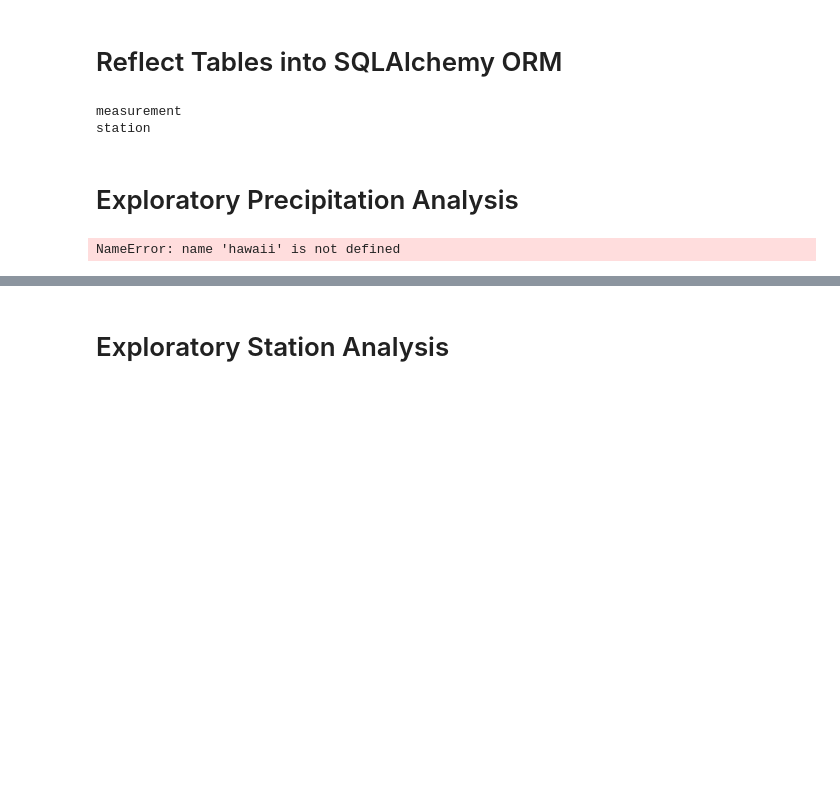
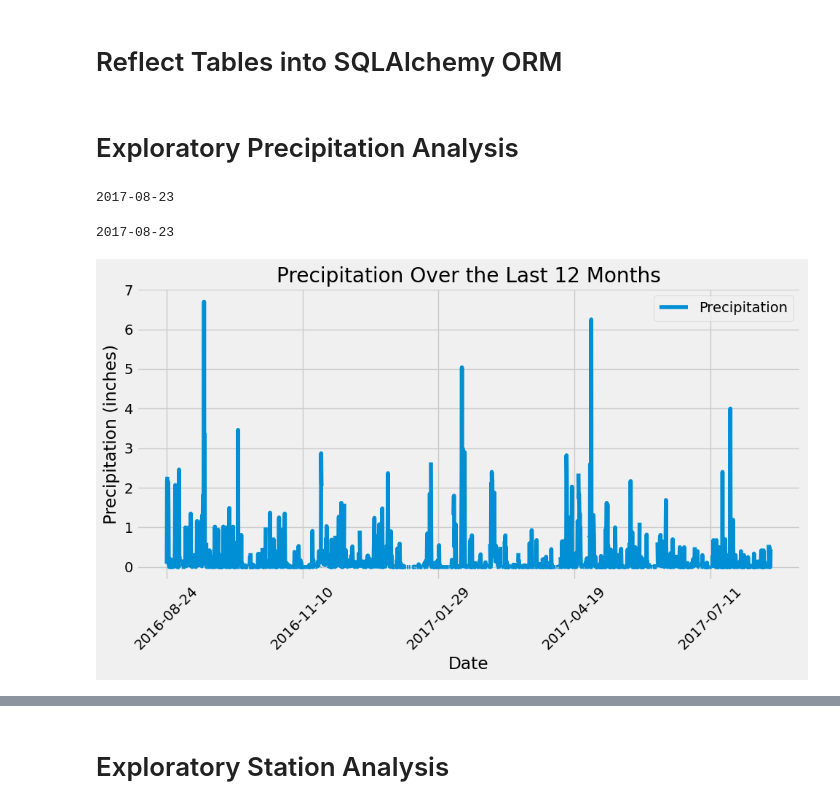
Before and after one commit to kyle10er/10-SQLAlchemy-Challenge, a Jupyter notebook: Starter_Code-3/climate_starter.ipynb, the cells around one changed output, grey strips where cells are left out. Drawn from its saved outputs; the diff is of its cells as text; code cells hidden in the pictures; blank space fills up the shorter version.

```diff
--- a/Starter_Code-3/climate_starter.ipynb
+++ b/Starter_Code-3/climate_starter.ipynb
@@ -24,17 +24,15 @@ Base = automap_base()
 Base.prepare(engine, reflect=True)
 
 # Access the classes attribute to get all the classes
-classes = Base.classes
+# classes = Base.classes
 
 # reflect the tables
-for class_name, class_obj in classes.items():
-    print(class_name)
+# for class_name, class_obj in classes.items():
+#     print(class_name)
 
 # View all of the classes that automap found
-classes = Base.classes
+measurement = Base.classes.measurement
+station = Base.classes.station
-# %% [output]
-measurement
-station
 # %%
 # Create our session (link) from Python to the DB
 session = Session(engine)
@@ -42,39 +40,43 @@ session = Session(engine)
 # Exploratory Precipitation Analysis
 # %%
 # Find the most recent date in the data set.
-recent_date = session.query(func.max(hawaii.date)).scalar()
+recent_date = session.query(func.max(measurement.date)).scalar()
 print(recent_date)
 # %% [output]
-NameError: name 'hawaii' is not defined
+2017-08-23
 # %%
 # Design a query to retrieve the last 12 months of precipitation data and plot the results.
 # Starting from the most recent data point in the database.
 
 # Calculate the date one year from the last date in data set.
-latest_date = session.query(hawaii.date).order_by(hawaii.date.desc()).first()[0]
-one_year_ago = latest_date - pd.Timedelta(days=365)
+latest_date = session.query(measurement.date).order_by(measurement.date.desc()).first()[0]
+print(latest_date)
+one_year_ago = dt.datetime(2017, 8, 23) - dt.timedelta(days=365)
 
 # Perform a query to retrieve the data and precipitation scores
-precipitation_data = session.query(hawaii.date, hawaii.prcp)\
-                            .filter(hawaii.date >= one_year_ago)\
-                            .order_by(hawaii.date)\
+precipitation_data = session.query(measurement.date, measurement.prcp)\
+                            .filter(measurement.date >= one_year_ago)\
+                            .order_by(measurement.date)\
                             .all()
 
 # Save the query results as a Pandas DataFrame. Explicitly set the column names
 hawaii_df = pd.DataFrame(precipitation_data, columns=['Date', 'Precipitation'])
 
 # Sort the dataframe by date
 hawaii_df = hawaii_df.sort_values('Date')
 
 
 # Use Pandas Plotting with Matplotlib to plot the data
-df.plot(x='Date', y='Precipitation', figsize=(10, 6))
+hawaii_df.plot(x='Date', y='Precipitation', figsize=(10, 6))
 plt.title('Precipitation Over the Last 12 Months')
 plt.xlabel('Date')
 plt.ylabel('Precipitation (inches)')
 plt.xticks(rotation=45)
 plt.tight_layout()
 plt.show()
+# %% [output]
+2017-08-23
+[figure, added]
 # %%
 # Use Pandas to calculate the summary statistics for the precipitation data
 # Assuming 'df' is your DataFrame containing the precipitation data
```
Also changed, not shown: parts of 5 cells of this notebook, 4 other files.
